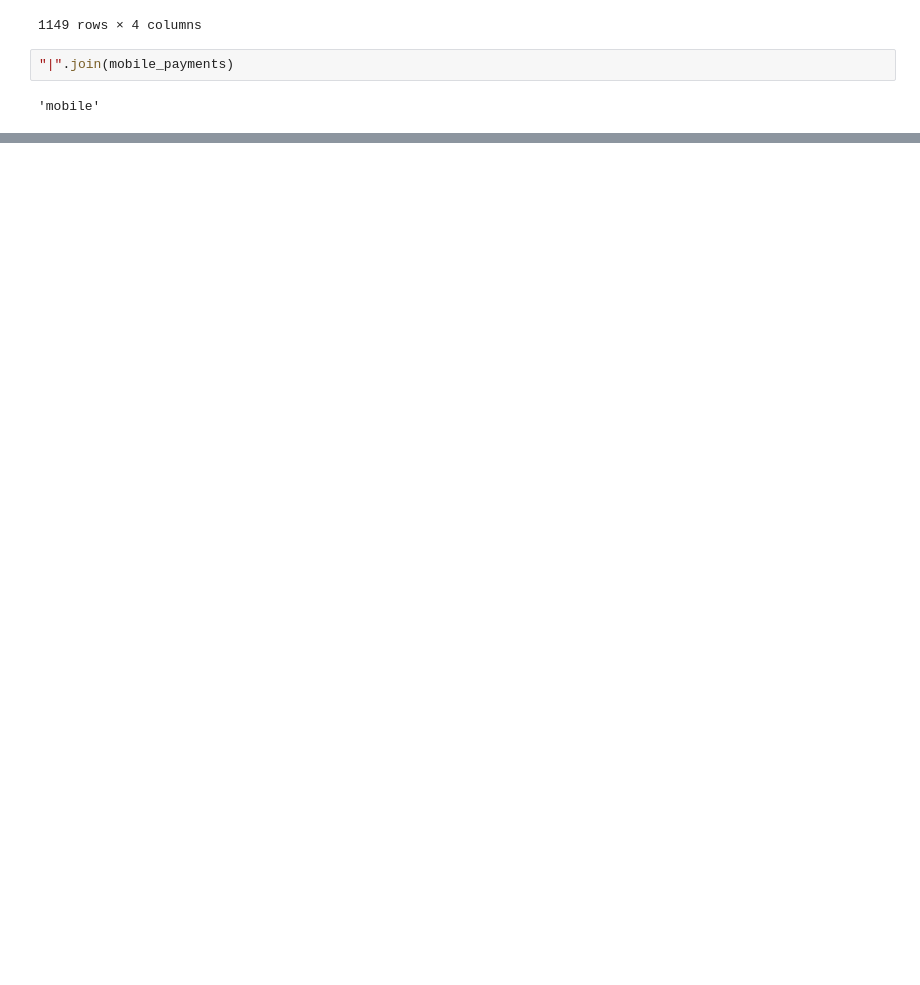
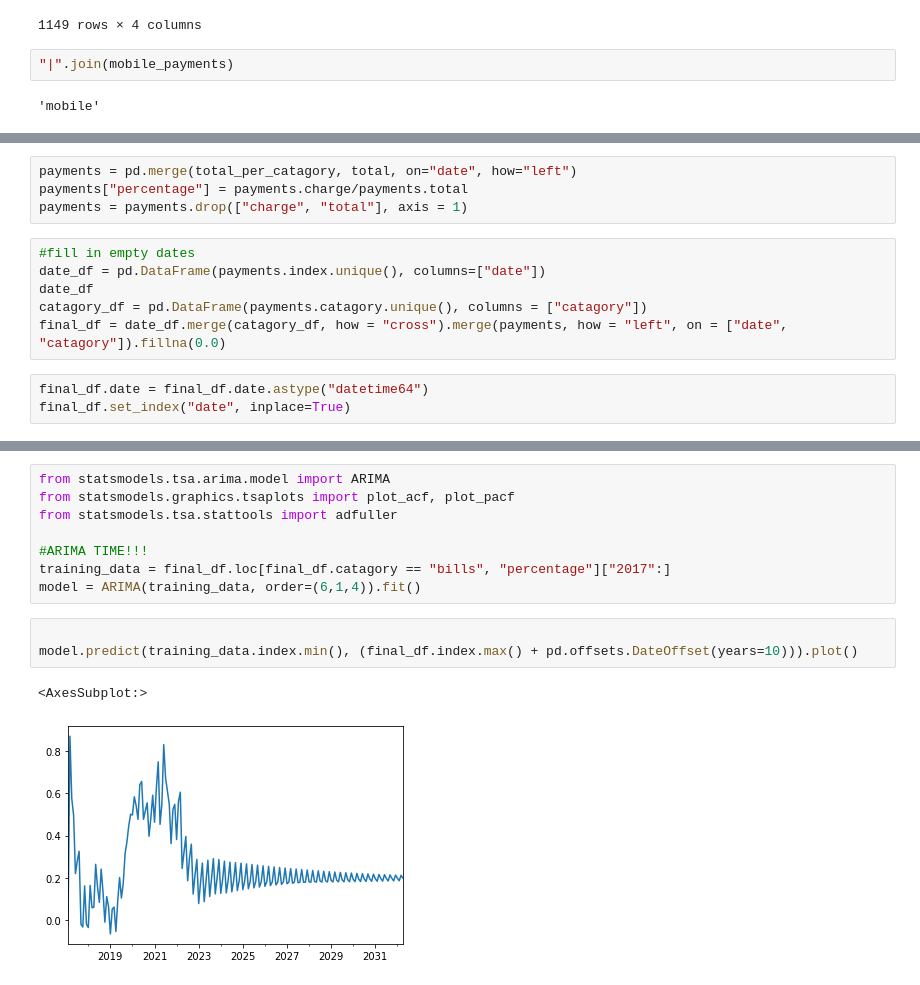
Before and after one commit to JacobZigby/Spending_Habit_Reader, a Jupyter notebook: testing.ipynb, the cells around one changed output, grey strips where cells are left out. Saved outputs shown, nothing was run; the diff lists cells and outputs as text; blank space fills up the shorter version.

Commit message:
Got a model runing, next optimization

```diff
--- a/testing.ipynb
+++ b/testing.ipynb
@@ -308,0 +438,13 @@ test
+# %%
+payments = pd.merge(total_per_catagory, total, on="date", how="left")
+payments["percentage"] = payments.charge/payments.total
+payments = payments.drop(["charge", "total"], axis = 1)
+# %%
+#fill in empty dates
+date_df = pd.DataFrame(payments.index.unique(), columns=["date"])
+date_df
+catagory_df = pd.DataFrame(payments.catagory.unique(), columns = ["catagory"])
+final_df = date_df.merge(catagory_df, how = "cross").merge(payments, how = "left", on = ["date", "catagory"]).fillna(0.0)
+# %%
+final_df.date = final_df.date.astype("datetime64")
+final_df.set_index("date", inplace=True)
@@ -308,0 +468,14 @@ test
+# %%
+from statsmodels.tsa.arima.model import ARIMA
+from statsmodels.graphics.tsaplots import plot_acf, plot_pacf
+from statsmodels.tsa.stattools import adfuller
+
+#ARIMA TIME!!!
+training_data = final_df.loc[final_df.catagory == "bills", "percentage"]["2017":]
+model = ARIMA(training_data, order=(6,1,4)).fit()
+# %%
+
+model.predict(training_data.index.min(), (final_df.index.max() + pd.offsets.DateOffset(years=10))).plot()
+# %% [output]
+<AxesSubplot:>
+[figure, added]
```
Also changed, not shown: parts of 11 cells of this notebook.
